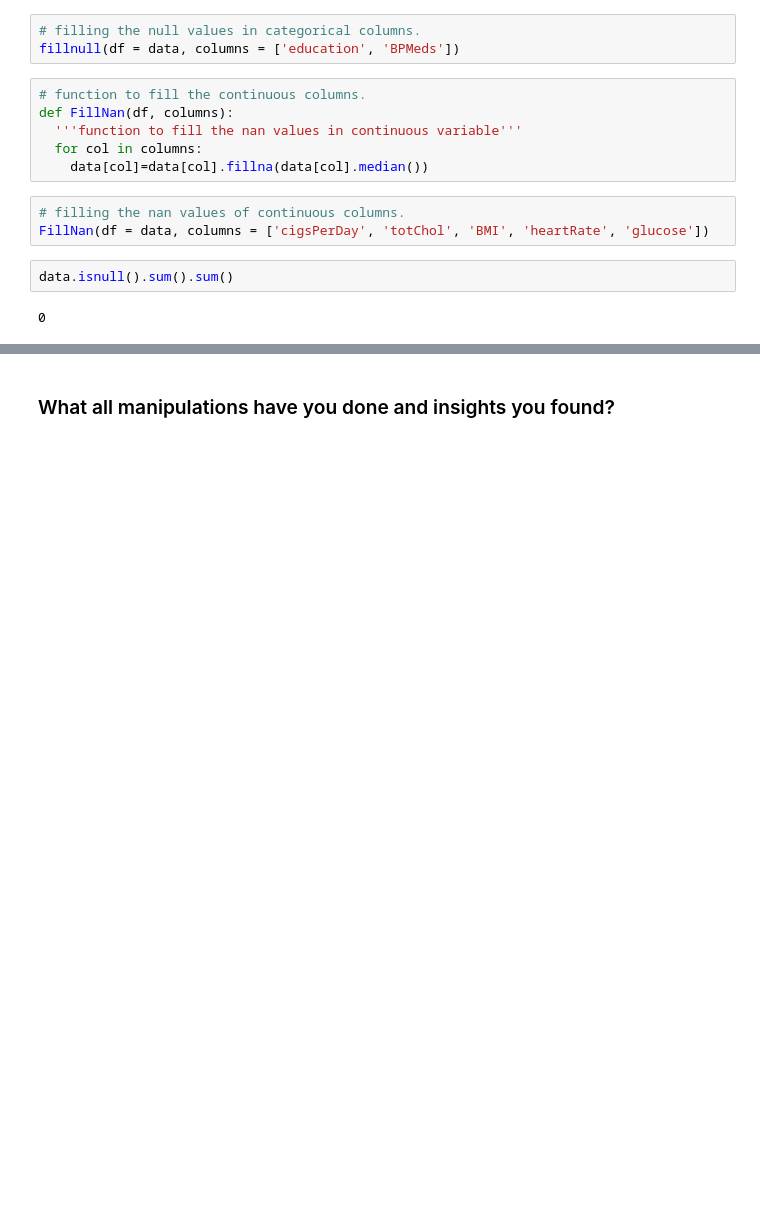
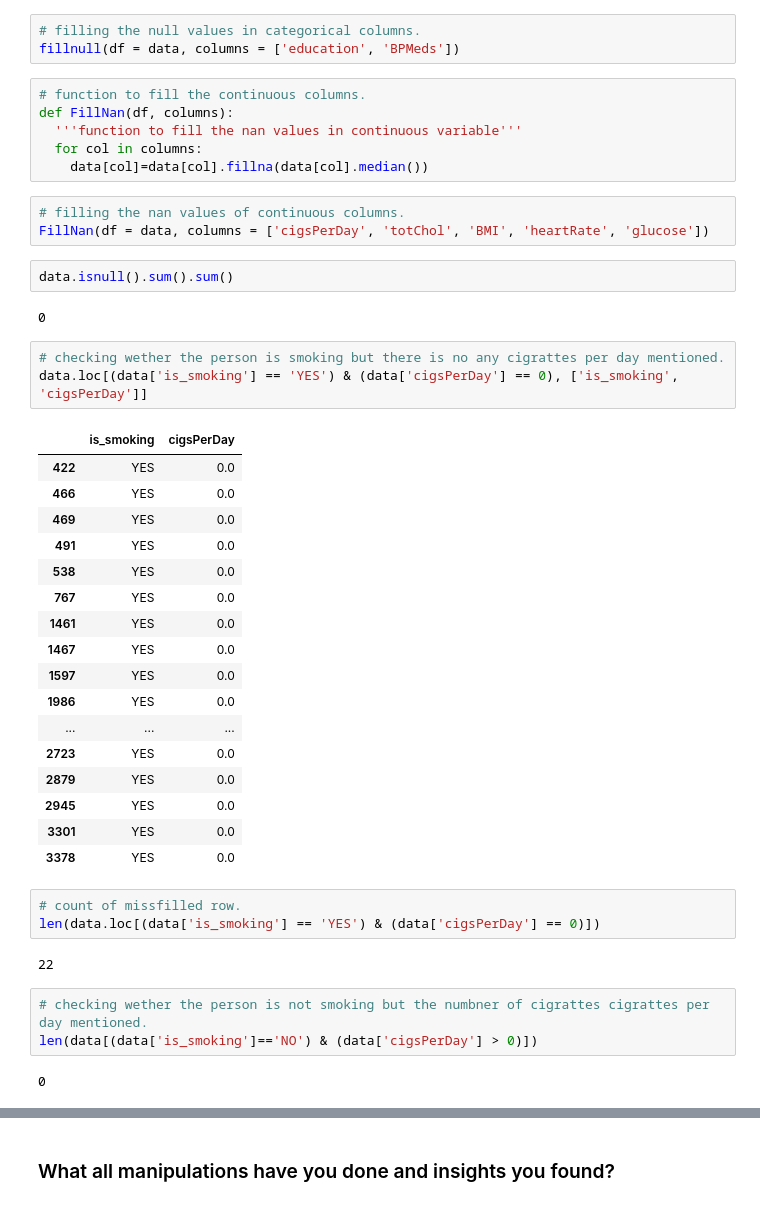
Before and after one commit to ZakiUllahUsmani/Cardiovascular-Risk-Prediction, a Jupyter notebook: Cardiovascular_Risk_Prediction.ipynb, the cells around one changed output, grey strips where cells are left out. Saved outputs shown, nothing was run; the diff lists cells and outputs as text; blank space fills up the shorter version.

```diff
--- a/Cardiovascular_Risk_Prediction.ipynb
+++ b/Cardiovascular_Risk_Prediction.ipynb
@@ -363,3 +329,34 @@ FillNan(df = data, columns = ['cigsPerDay', 'totChol', 'BMI', 'heartRate', 'gluc
 data.isnull().sum().sum()
 # %% [output]
 0
+# %%
+# checking wether the person is smoking but there is no any cigrattes per day mentioned.
+data.loc[(data['is_smoking'] == 'YES') & (data['cigsPerDay'] == 0), ['is_smoking', 'cigsPerDay']]
+# %% [output]
+|  | is_smoking | cigsPerDay |
+| 422 | YES | 0.0 |
+| 466 | YES | 0.0 |
+| 469 | YES | 0.0 |
+| 491 | YES | 0.0 |
+| 538 | YES | 0.0 |
+| 767 | YES | 0.0 |
+| 1461 | YES | 0.0 |
+| 1467 | YES | 0.0 |
+| 1597 | YES | 0.0 |
+| 1986 | YES | 0.0 |
+| ... | ... | ... |
+| 2723 | YES | 0.0 |
+| 2879 | YES | 0.0 |
+| 2945 | YES | 0.0 |
+| 3301 | YES | 0.0 |
+| 3378 | YES | 0.0 |
+# %%
+# count of missfilled row.
+len(data.loc[(data['is_smoking'] == 'YES') & (data['cigsPerDay'] == 0)])
+# %% [output]
+22
+# %%
+# checking wether the person is not smoking but the numbner of cigrattes cigrattes per day mentioned.
+len(data[(data['is_smoking']=='NO') & (data['cigsPerDay'] > 0)])
+# %% [output]
+0
```
Also changed, not shown: parts of 22 cells of this notebook.
